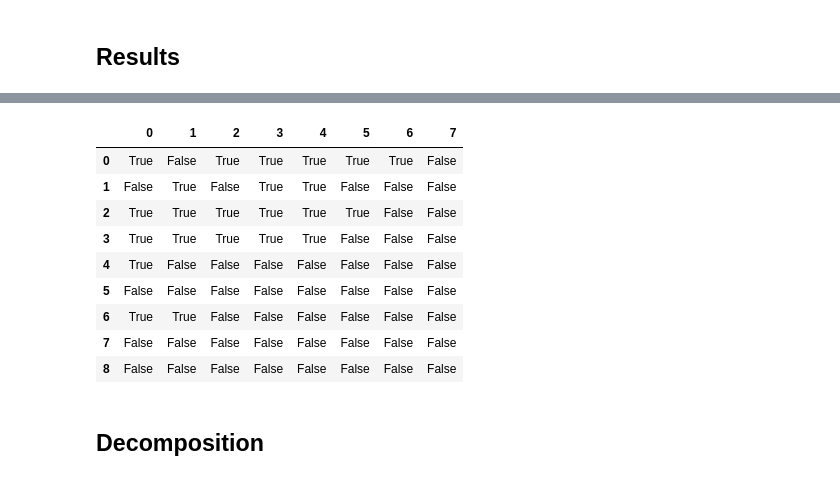
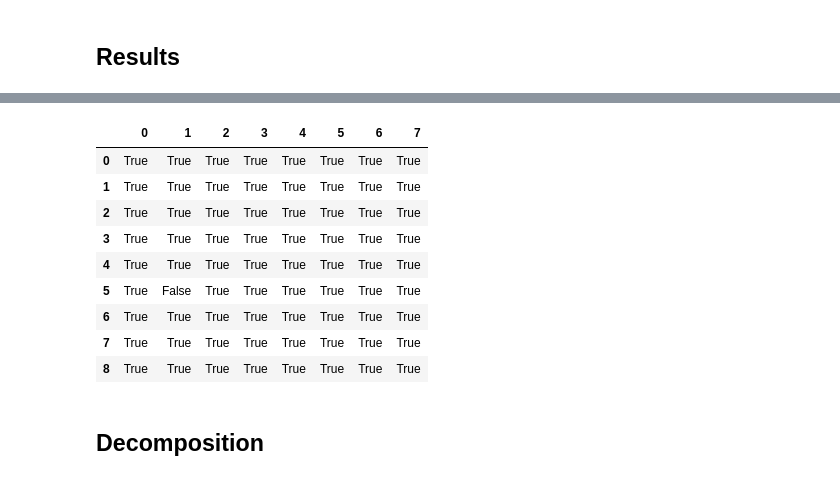
Before and after one commit to LouisGerard/Eisner, a Jupyter notebook: Eisner.ipynb, the cells around one changed output, grey strips where cells are left out. Saved outputs shown, nothing was run; the diff lists cells and outputs as text; code cells hidden in the pictures.

```diff
--- a/Eisner.ipynb
+++ b/Eisner.ipynb
@@ -88,10 +88,6 @@ We can still reuse this code by adapting `index_i`, `pos_i` and `governor_i` to
 
 The targets are a bit simplitic because all we need to compute it is the distance. A single neuron with linear activation function, a weight of 1 for the distance and weights of 0 for the POS can do the job.
 # %%
-def get_sentence(sentences):
-    for sentence in sentences:
-        yield np.array(sentence).T
-
 pos_2_1hot = {
     'ADJ': 1,
     'ADP': 2,
@@ -186,7 +182,7 @@ def create_example(w1, w2, positive=True):
 def create_dataset(sentences, with_negatives=False):
     x = []
     y = []
-    for s in get_sentence(sentences):
+    for s in sentences:
         for w1 in s:
             if w1[index_i] == '0':
                 continue
@@ -304,7 +300,7 @@ label, prediction[i+2], prediction[:2]
 # %% [output]
 ('amod', 0.42850152, array([0.05369734, 0.92958754], dtype=float32))
 # %%
-sentence = np.array(sentences[3]).T
+sentence = np.array(sentences[3])
 for s in sentence:
     print(s)
     x, _ = create_example(s, sentence[int(s[governor_i])])
@@ -338,7 +334,7 @@ Now we have our model, we can use it to create the dependency parsing itself wit
 
 [Explanatory video](https://youtu.be/du9VQaFEyeA)
 # %%
-sentence = np.array(sentences[3]).T
+sentence = np.array(sentences[3])
 pd.DataFrame(sentence)
 # %% [output]
 |  | 0 | 1 | 2 | 3 |
@@ -408,15 +404,10 @@ def eisner(sentence, model=None, perfect=False):
                 q_line = q + i1
                 current = full_left[i1][q] + full_right[q_line + 1][i2 - q_line - 1]
 
-                if i1 == 3 and i2 == 5:
-                    print('part', q, current)
-
                 if current > max_full:
                     max_full = current
                     max_q = q_line
 
-            if i1 == 3 and i2 == 5:
-                print(prediction)
             part_left[i1].append(max_full + prediction[1])
             part_right[i1].append(max_full + prediction[0])
             part_max[i1].append(max_q)
@@ -430,10 +421,6 @@ def eisner(sentence, model=None, perfect=False):
                 current_r = full_right[i1][q] + part_right[q_line][i2 - q_line]
                 current_l = part_left[i1][q + 1] + full_left[q_line + 1][i2 - q_line - 1]
 
-                if i1 == 3 and i2 == 5:
-                    print('full r', q, current_r)
-                    print('full l', q + 1, current_l)
-
                 if current_l > max_full_l:
                     max_full_l = current_l
                     max_q_l = q_line + 1
@@ -446,10 +433,7 @@ def eisner(sentence, model=None, perfect=False):
             full_left_max[i1].append(max_q_l)
             full_right_max[i1].append(max_q_r)
 
-#     print(pd.DataFrame(full_right))
-#     print(pd.DataFrame(part_left))
-
     return full_left_max, full_right_max, part_max, labels
 
-# full_left, full_right, part, labels = eisner(sentence, model)
+full_left, full_right, part, labels = eisner(sentence, model)
 true_full_left, true_full_right, true_part, true_labels = eisner(sentence, perfect=True)
@@ -627,18 +602,18 @@ true_labels
 | 8 | None | None | None | None | None | None | None | None |
 # %%
-df = labels == true_labels
+df = (labels == true_labels) | true_labels.isnull()
 df.style.applymap(color)
 # %% [output]
 |  | 0 | 1 | 2 | 3 | 4 | 5 | 6 | 7 |
-| 0 | True | False | True | True | True | True | True | False |
-| 1 | False | True | False | True | True | False | False | False |
-| 2 | True | True | True | True | True | True | False | False |
-| 3 | True | True | True | True | True | False | False | False |
-| 4 | True | False | False | False | False | False | False | False |
-| 5 | False | False | False | False | False | False | False | False |
-| 6 | True | True | False | False | False | False | False | False |
-| 7 | False | False | False | False | False | False | False | False |
-| 8 | False | False | False | False | False | False | False | False |
+| 0 | True | True | True | True | True | True | True | True |
+| 1 | True | True | True | True | True | True | True | True |
+| 2 | True | True | True | True | True | True | True | True |
+| 3 | True | True | True | True | True | True | True | True |
+| 4 | True | True | True | True | True | True | True | True |
+| 5 | True | False | True | True | True | True | True | True |
+| 6 | True | True | True | True | True | True | True | True |
+| 7 | True | True | True | True | True | True | True | True |
+| 8 | True | True | True | True | True | True | True | True |
 # %% [markdown]
 ## Decomposition
 # %%
```
Also changed, not shown: parts of 21 cells of this notebook.
